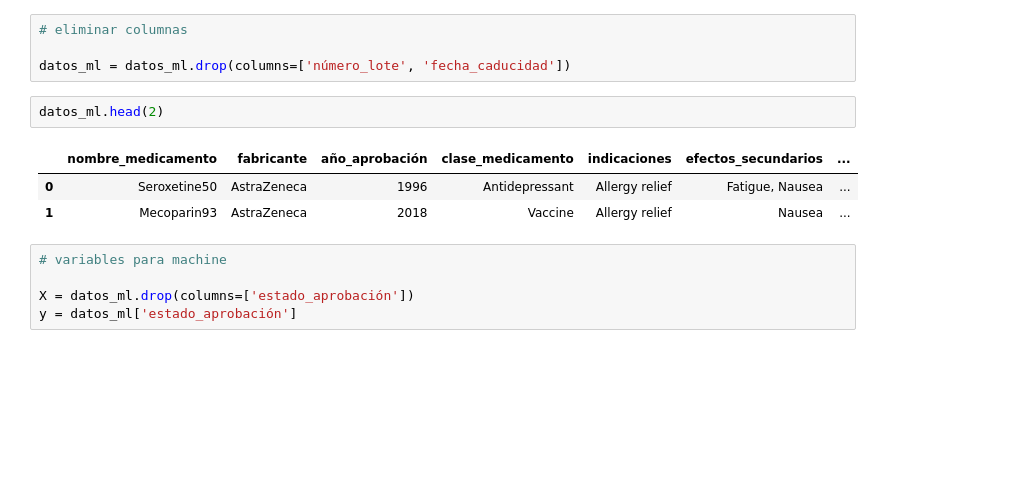
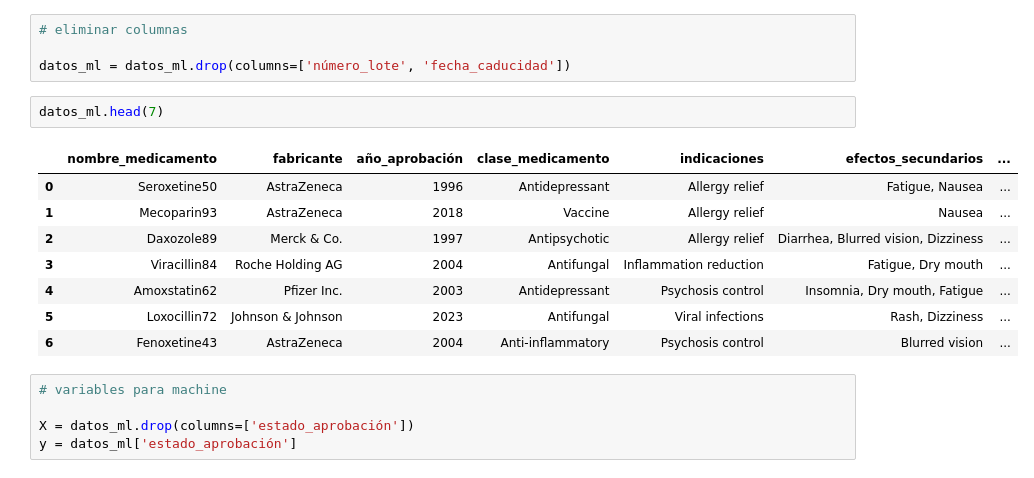
Before and after one commit to r2x4/aprendiendo_machine, a Jupyter notebook: machine.ipynb, the cells around one changed output. Saved outputs shown, nothing was run; the diff lists cells and outputs as text; blank space fills up the shorter version.

```diff
--- a/machine.ipynb
+++ b/machine.ipynb
@@ -185,11 +185,16 @@ datos_ml = copy.deepcopy(data)
 
 datos_ml = datos_ml.drop(columns=['número_lote', 'fecha_caducidad'])
 # %%
-datos_ml.head(2)
+datos_ml.head(7)
 # %% [output]
 |  | nombre_medicamento | fabricante | año_aprobación | clase_medicamento | indicaciones | efectos_secundarios | ... |
 | 0 | Seroxetine50 | AstraZeneca | 1996 | Antidepressant | Allergy relief | Fatigue, Nausea | ... |
 | 1 | Mecoparin93 | AstraZeneca | 2018 | Vaccine | Allergy relief | Nausea | ... |
+| 2 | Daxozole89 | Merck & Co. | 1997 | Antipsychotic | Allergy relief | Diarrhea, Blurred vision, Dizziness | ... |
+| 3 | Viracillin84 | Roche Holding AG | 2004 | Antifungal | Inflammation reduction | Fatigue, Dry mouth | ... |
+| 4 | Amoxstatin62 | Pfizer Inc. | 2003 | Antidepressant | Psychosis control | Insomnia, Dry mouth, Fatigue | ... |
+| 5 | Loxocillin72 | Johnson & Johnson | 2023 | Antifungal | Viral infections | Rash, Dizziness | ... |
+| 6 | Fenoxetine43 | AstraZeneca | 2004 | Anti-inflammatory | Psychosis control | Blurred vision | ... |
 # %%
 # variables para machine
 
```
